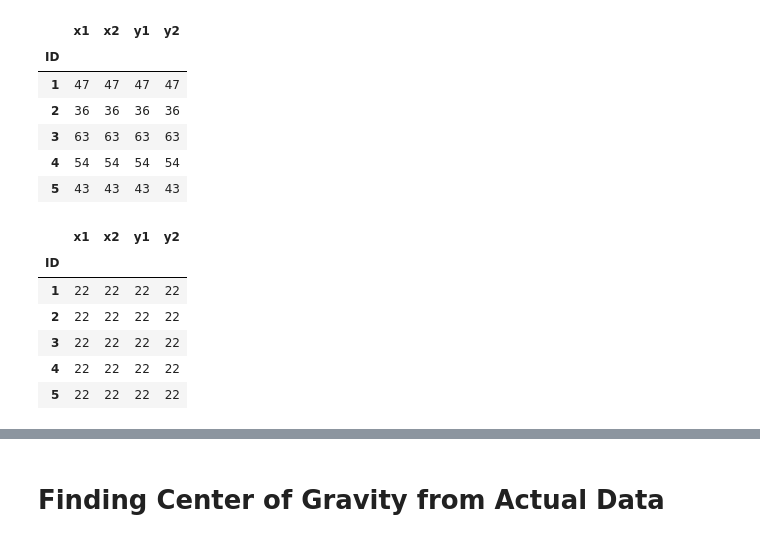
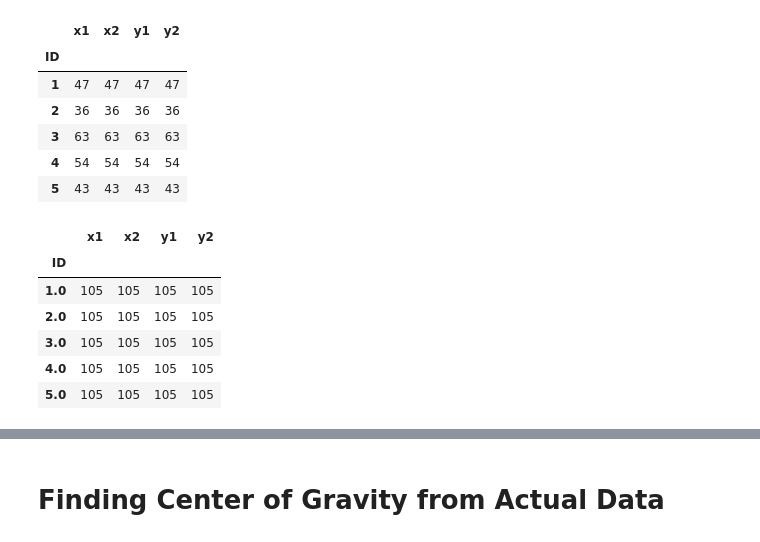
Before and after one commit to waleedbinkhalid74/ml_cms_final_project, a Jupyter notebook: ml_cms_final_proj_task_5.ipynb, the cells around one changed output, grey strips where cells are left out. Cells and saved outputs as stored; diff of their text form; code cells hidden in the pictures.

```diff
--- a/ml_cms_final_proj_task_5.ipynb
+++ b/ml_cms_final_proj_task_5.ipynb
@@ -97,36 +94,38 @@ ped_traj_df_formatted.groupby('ID').count().head()
 # %%
 # def append_end_loc_to_ped_traj(traj_df_formatted: pd.DataFrame):
 #     max_steps = traj_df_formatted.groupby('ID').count().iloc[:,1].max()
 #     for ped in list(traj_df_formatted.ID.unique()):
 #         df = traj_df_formatted[traj_df_formatted.ID == ped]
 #         curr_steps = len(df)
 #         if curr_steps < max_steps:
 #             last_loc = df.iloc[-1,:].to_numpy()
 #             df_to_append = pd.DataFrame(np.tile(last_loc, (max_steps - curr_steps, 1)), columns=list(traj_df_formatted.columns))
 #             traj_df_formatted = traj_df_formatted.append(df_to_append)
 #     traj_df_formatted.reset_index(drop=True, inplace=True)
 #     return traj_df_formatted
 
 # def remove_end_loc_to_ped_traj(traj_df: pd.DataFrame):
 #     min_steps = traj_df.groupby('ID').count().iloc[:,1].min()
 #     traj_df_formatted = pd.DataFrame()
 #     for ped in list(traj_df.ID.unique()):
 #         df = traj_df[traj_df.ID == ped]
 #         curr_steps = len(df)
 #         if curr_steps > min_steps:
 #             df.reset_index(drop=True, inplace=True)
 #             df = df.drop(range(min_steps, len(df)))
 #             traj_df_formatted = traj_df_formatted.append(df)
 #     traj_df_formatted.reset_index(drop=True, inplace=True)
 #     return traj_df_formatted
 
-ped_traj_df_formatted_reduced = remove_end_loc_to_ped_traj(ped_traj_df_formatted)
+# ped_traj_df_formatted_reduced = remove_end_loc_to_ped_traj(ped_traj_df_formatted)
+ped_traj_df_formatted_reduced = append_end_loc_to_ped_traj(ped_traj_df_formatted)
+
 ped_traj_df_formatted_reduced.groupby('ID').count().head()
 # %% [output]
 |  | x1 | x2 | y1 | y2 |
 | ID |  |  |  |  |
-| 1 | 22 | 22 | 22 | 22 |
-| 2 | 22 | 22 | 22 | 22 |
-| 3 | 22 | 22 | 22 | 22 |
-| 4 | 22 | 22 | 22 | 22 |
-| 5 | 22 | 22 | 22 | 22 |
+| 1.0 | 105 | 105 | 105 | 105 |
+| 2.0 | 105 | 105 | 105 | 105 |
+| 3.0 | 105 | 105 | 105 | 105 |
+| 4.0 | 105 | 105 | 105 | 105 |
+| 5.0 | 105 | 105 | 105 | 105 |
```
Also changed, not shown: parts of 7 cells of this notebook, 2 other files.
